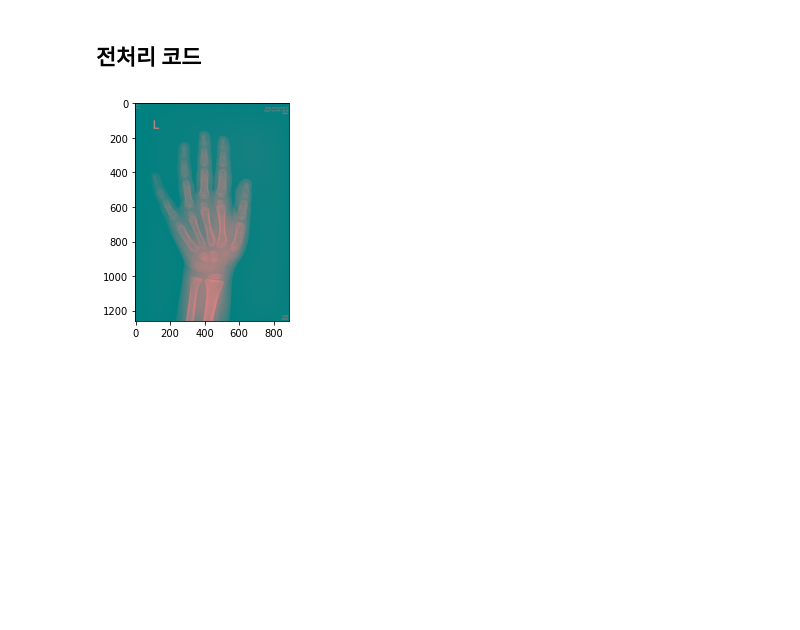
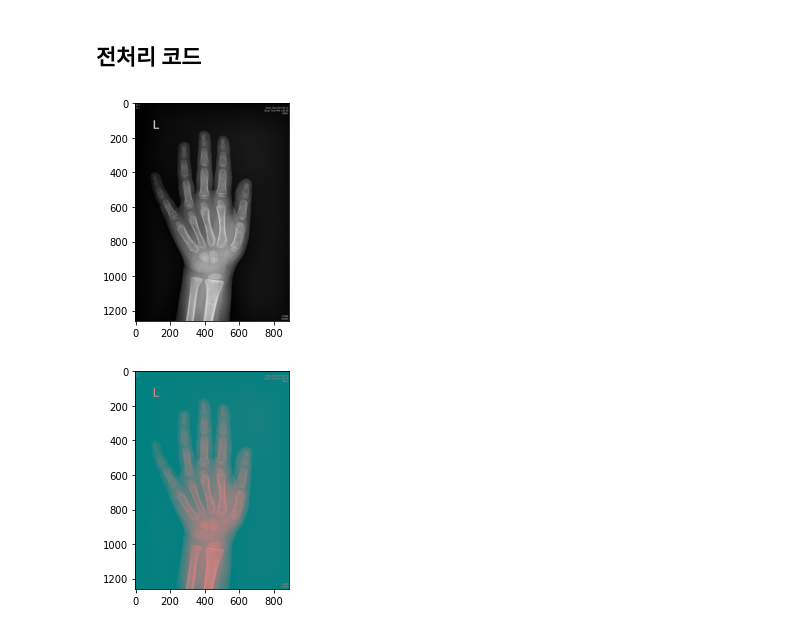
Before and after one commit to kikiru328/Bone_Detection, a Jupyter notebook: 승혜/img_processing_tmdhey.ipynb, the cells around one changed output. Cells and saved outputs as stored; diff of their text form; code cells hidden in the pictures; blank space fills up the shorter version.

```diff
--- a/승혜/img_processing_tmdhey.ipynb
+++ b/승혜/img_processing_tmdhey.ipynb
@@ -141,7 +141,11 @@ plt.show()
 # %%
 # image 가져오기
 img = cv2.imread('1_F.jpg',cv2.IMREAD_COLOR)
 img_ = img.copy()
+plt.imshow(img)
+plt.show()
+# %% [output]
+[figure, added]
 # %%
 img= img_.copy()
 # %%
```
Also changed, not shown: parts of 4 cells of this notebook.
